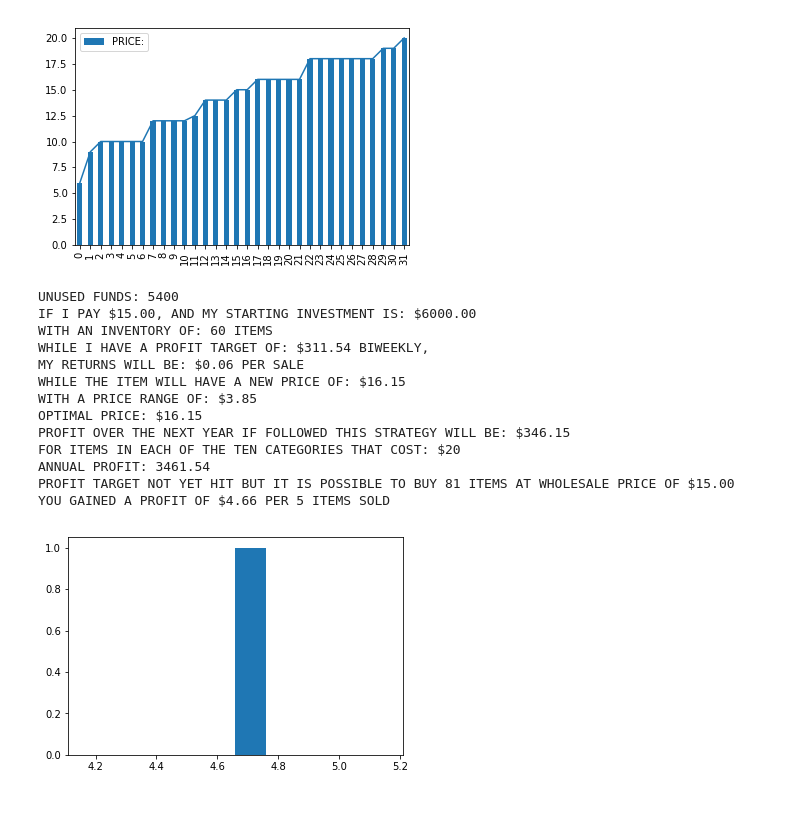
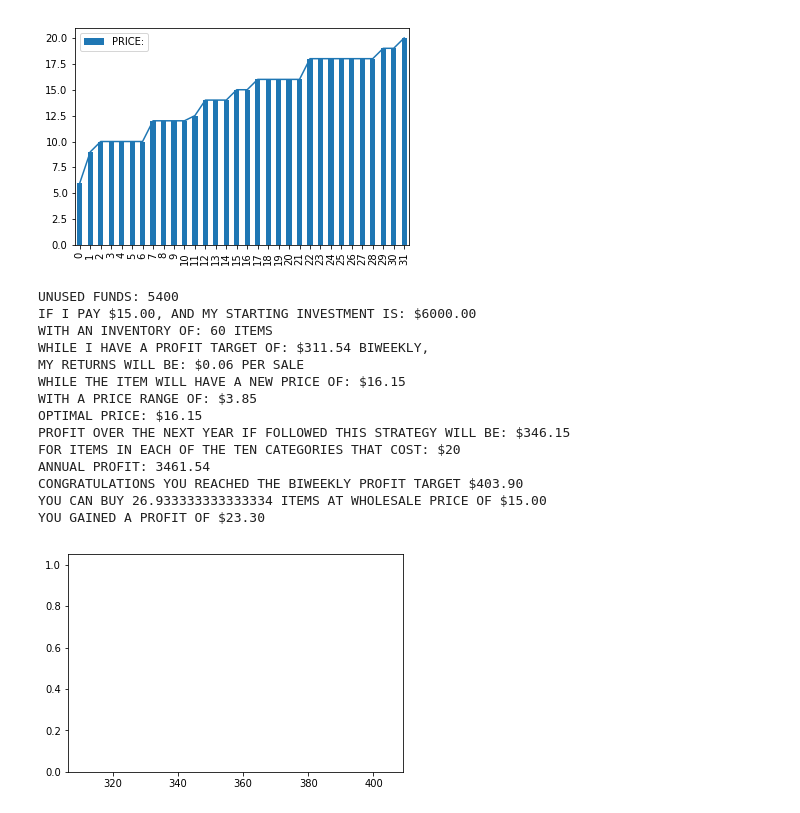
Before and after one commit to gamma-ai/shopify_AI, a Jupyter notebook: shopifai_agent.ipynb, the cells around one changed output. Saved outputs shown, nothing was run; the diff lists cells and outputs as text; code cells hidden in the pictures.

```diff
--- a/shopifai_agent.ipynb
+++ b/shopifai_agent.ipynb
@@ -175,39 +175,44 @@ def optimize_price(initial_investment,per_category_investment,inventory,i_pay,me
     profit_target = (current_spend *1.5)/26 #biweekly
     returns = profit_target/current_spend
     new_price = mean*returns+i_pay
     price_range = mean-new_price
     optimal_price = mean - price_range
     print('IF I PAY ${:.2f}, AND MY STARTING INVESTMENT IS: ${:.2f} \nWITH AN INVENTORY OF: {} ITEMS'.format(i_pay,inital_investment,inventory))
     print('WHILE I HAVE A PROFIT TARGET OF: ${:.2f} BIWEEKLY, \nMY RETURNS WILL BE: ${:.2f} PER SALE \nWHILE THE ITEM WILL HAVE A NEW PRICE OF: ${:.2f} \nWITH A PRICE RANGE OF: ${:.2f}'.format(profit_target,returns,new_price,price_range))
     print('OPTIMAL PRICE: ${:.2f}'.format(optimal_price))
     print('PROFIT OVER THE NEXT YEAR IF FOLLOWED THIS STRATEGY WILL BE: ${:.2f} \nFOR ITEMS IN EACH OF THE TEN CATEGORIES THAT COST: ${}'.format(inital_investment*returns,mean))
     print('ANNUAL PROFIT: {:.2f}'.format(num_categories*(inital_investment*returns)))
     cus_buys = customer_buys
     customer_buys = customer_buys * optimal_price
     if customer_buys >= profit_target:
-        print('CONGRATULATIONS YOU REACHED THE BIWEEKLY PROFIT TARGET')
-        print('YOU CAN BUY {} ITEMS AT WHOLESALE PRICE OF ${:.2f}'.format(customer_buys,i_pay))
+        print('CONGRATULATIONS YOU REACHED THE BIWEEKLY PROFIT TARGET ${:.2f}'.format(customer_buys+returns))
+        print('YOU CAN BUY {} ITEMS AT WHOLESALE PRICE OF ${:.2f}'.format((round(customer_buys+returns)/15),i_pay))
         print('YOU GAINED A PROFIT OF ${:.2f}'.format(customer_buys*returns))
+        plt.hist(profit_target)
+#     plt.scatter(customer_buys,optimal_price,price_range,new_price)
+        plt.hist(customer_buys)
     elif customer_buys <= profit_target:
         print('PROFIT TARGET NOT YET HIT BUT IT IS POSSIBLE TO BUY {} ITEMS AT WHOLESALE PRICE OF ${:.2f}'.format(round(customer_buys),i_pay))
-        print('YOU GAINED A PROFIT OF ${:.2f} PER {} ITEMS SOLD'.format(customer_buys*returns,cus_buys))
-
+        print('YOU CAN BUY {} ITEMS AT WHOLESALE PRICE OF ${:.2f}'.format((customer_buys+returns)/15,i_pay))
+        print('YOU GAINED A PROFIT OF ${:.2f}'.format(customer_buys*returns))
+        plt.hist(profit_target)
 #     plt.scatter(customer_buys,optimal_price,price_range,new_price)
-        plt.hist(customer_buys*returns)
+        plt.hist(customer_buys)
     return #i_pay,mean,current_spend,profit_target,returns,new_price
-optimize_price(6000,600,60,15,20,5)
+optimize_price(6000,600,60,15,20,25)
 # %% [output]
 UNUSED FUNDS: 5400
 IF I PAY $15.00, AND MY STARTING INVESTMENT IS: $6000.00
 WITH AN INVENTORY OF: 60 ITEMS
 WHILE I HAVE A PROFIT TARGET OF: $311.54 BIWEEKLY,
 MY RETURNS WILL BE: $0.06 PER SALE
 WHILE THE ITEM WILL HAVE A NEW PRICE OF: $16.15
 WITH A PRICE RANGE OF: $3.85
 OPTIMAL PRICE: $16.15
 PROFIT OVER THE NEXT YEAR IF FOLLOWED THIS STRATEGY WILL BE: $346.15
 FOR ITEMS IN EACH OF THE TEN CATEGORIES THAT COST: $20
 ANNUAL PROFIT: 3461.54
-PROFIT TARGET NOT YET HIT BUT IT IS POSSIBLE TO BUY 81 ITEMS AT WHOLESALE PRICE OF $15.00
-YOU GAINED A PROFIT OF $4.66 PER 5 ITEMS SOLD
+CONGRATULATIONS YOU REACHED THE BIWEEKLY PROFIT TARGET $403.90
+YOU CAN BUY 26.933333333333334 ITEMS AT WHOLESALE PRICE OF $15.00
+YOU GAINED A PROFIT OF $23.30
-[figure, old version]
+[figure, new version]
```
